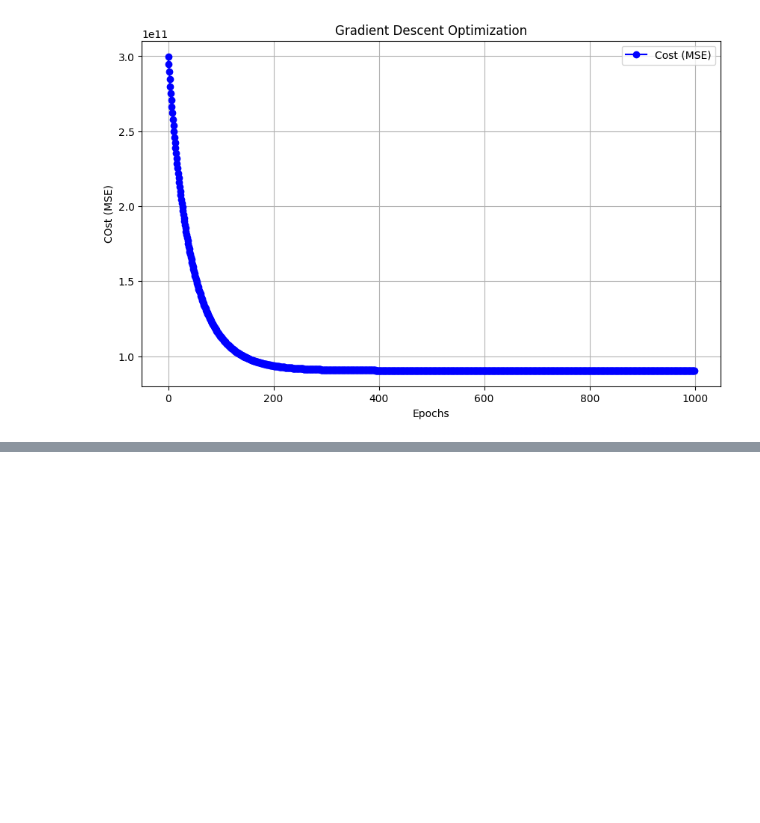
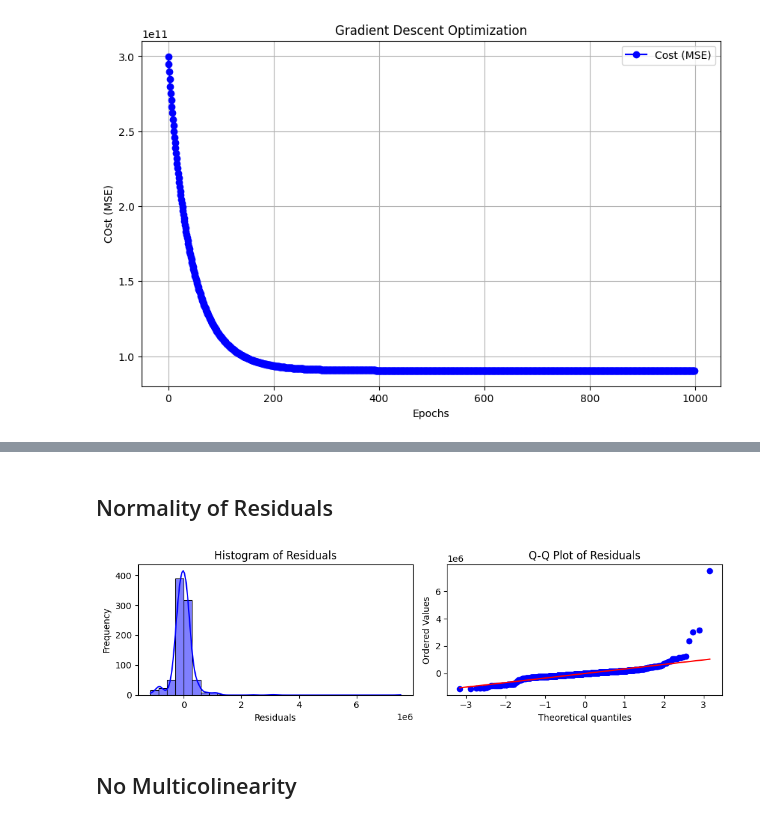
Before and after one commit to vishnusai2005/Gradient_Descent, a Jupyter notebook: Gradient Descent.ipynb, the cells around one changed output, grey strips where cells are left out. Cells and saved outputs as stored; diff of their text form; code cells hidden in the pictures; blank space fills up the shorter version.

```diff
--- a/Gradient Descent.ipynb
+++ b/Gradient Descent.ipynb
@@ -391,0 +416,25 @@ visualization_gradient_descent(cost_history)
+# %% [markdown]
+## Normality of Residuals
+# %%
+import scipy.stats as stats
+def check_normality_of_residuals(model,x_test,y_test):
+    results = residuals(model,x_test,y_test)
+    residuals_data = results['Residuals']
+    plt.figure(figsize = (10,3))
+    plt.subplot(1,2,1)
+    sns.histplot(residuals_data , kde = True , color = 'blue', bins = 30)
+    plt.title('Histogram of Residuals')
+    plt.xlabel('Residuals')
+    plt.ylabel('Frequency')
+
+    plt.subplot(1,2,2)
+    stats.probplot(residuals_data , dist = "norm", plot = plt)
+    plt.title('Q-Q Plot of Residuals')
+    plt.tight_layout()
+    plt.show()
+# %%
+check_normality_of_residuals(linear_reg, x_test_scaled, y_test)
+# %% [output]
+[figure, added]
+# %% [markdown]
+## No Multicolinearity
```
Also changed, not shown: parts of 27 cells of this notebook.
